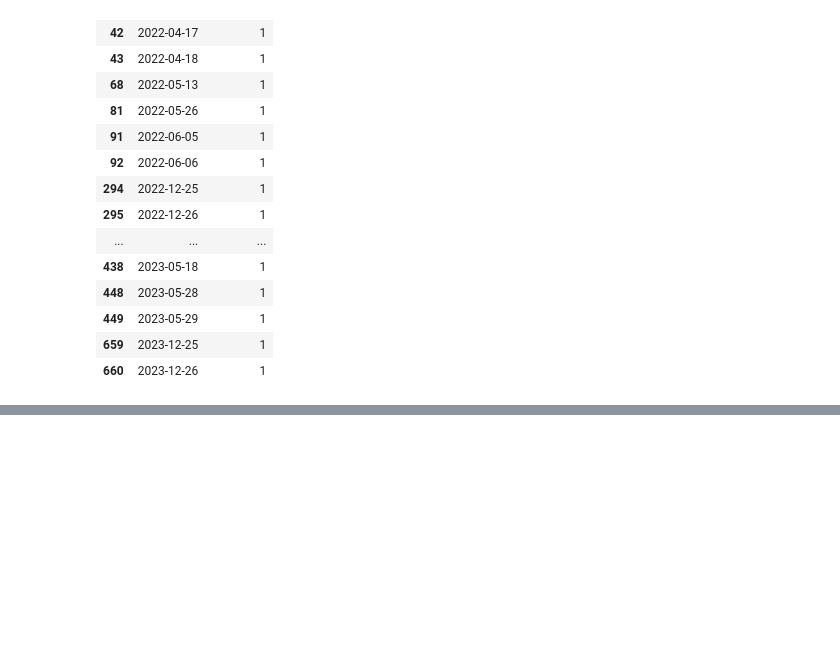
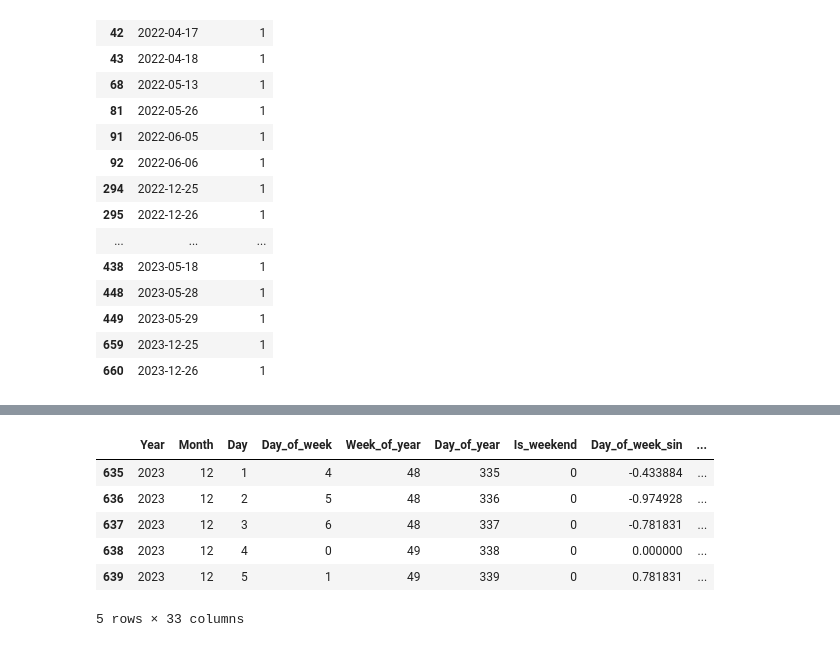
Before and after one commit to nieweglp/call-center-forecast, a Jupyter notebook: call-center/notebooks/eda.ipynb, the cells around one changed output, grey strips where cells are left out. Saved outputs shown, nothing was run; the diff lists cells and outputs as text; code cells hidden in the pictures; blank space fills up the shorter version.

```diff
--- a/call-center/notebooks/eda.ipynb
+++ b/call-center/notebooks/eda.ipynb
@@ -321,3 +329,13 @@ features = ['Year', 'Month', 'Day', 'Day_of_week',
+# %%
+test_data[features].head()
+# %% [output]
+|  | Year | Month | Day | Day_of_week | Week_of_year | Day_of_year | Is_weekend | Day_of_week_sin | ... |
+| 635 | 2023 | 12 | 1 | 4 | 48 | 335 | 0 | -0.433884 | ... |
+| 636 | 2023 | 12 | 2 | 5 | 48 | 336 | 0 | -0.974928 | ... |
+| 637 | 2023 | 12 | 3 | 6 | 48 | 337 | 0 | -0.781831 | ... |
+| 638 | 2023 | 12 | 4 | 0 | 49 | 338 | 0 | 0.000000 | ... |
+| 639 | 2023 | 12 | 5 | 1 | 49 | 339 | 0 | 0.781831 | ... |
+5 rows × 33 columns
 # %%
 y_train = train_data["Calls"]
 X_train = train_data[features]
```
Also changed, not shown: parts of 14 cells of this notebook, 2 other files.
